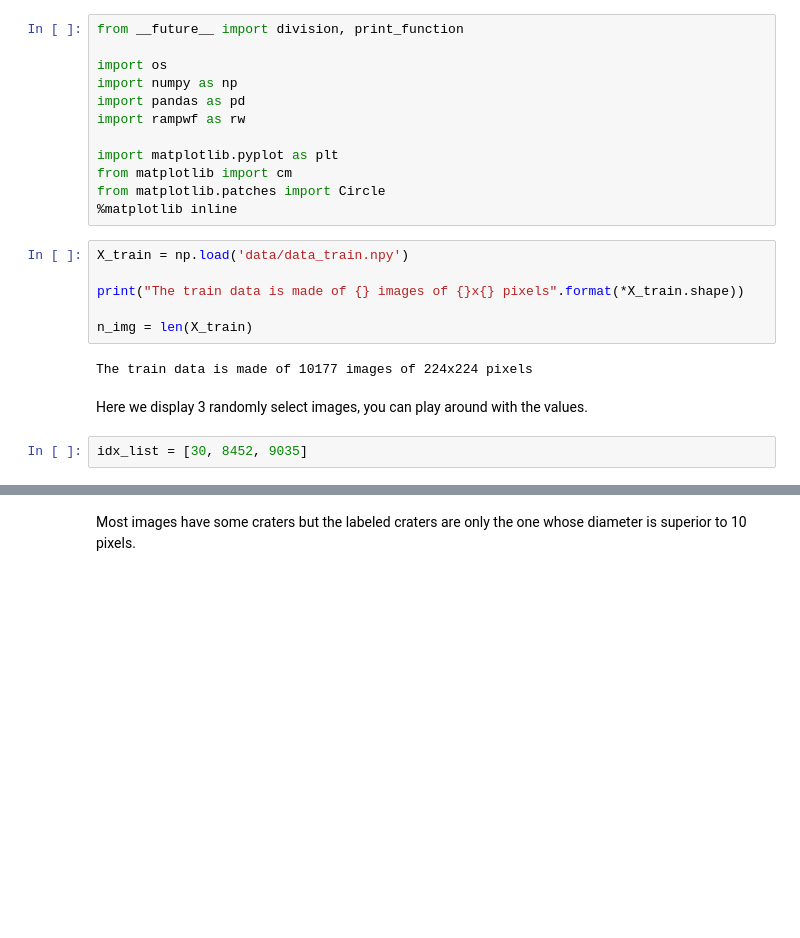
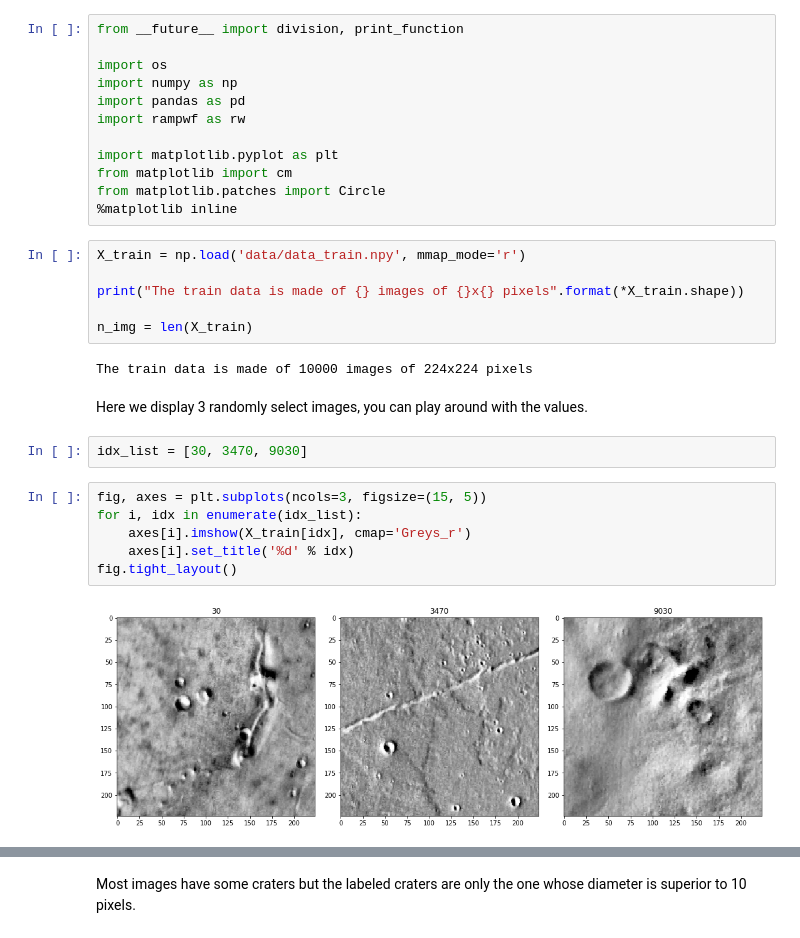
Before and after one commit to ramp-kits/mars_craters, a Jupyter notebook: mars_craters_starting_kit.ipynb, the cells around one changed output, grey strips where cells are left out. Cells and saved outputs as stored; diff of their text form; blank space fills up the shorter version.

```diff
--- a/mars_craters_starting_kit.ipynb
+++ b/mars_craters_starting_kit.ipynb
@@ -107,17 +107,25 @@ from matplotlib import cm
 from matplotlib.patches import Circle
 %matplotlib inline
 # %%
-X_train = np.load('data/data_train.npy')
+X_train = np.load('data/data_train.npy', mmap_mode='r')
 
 print("The train data is made of {} images of {}x{} pixels".format(*X_train.shape))
 
 n_img = len(X_train)
 # %% [output]
-The train data is made of 10177 images of 224x224 pixels
+The train data is made of 10000 images of 224x224 pixels
 # %% [markdown]
 Here we display 3 randomly select images, you can play around with the values.
 # %%
-idx_list = [30, 8452, 9035]
+idx_list = [30, 3470, 9030]
+# %%
+fig, axes = plt.subplots(ncols=3, figsize=(15, 5))
+for i, idx in enumerate(idx_list):
+    axes[i].imshow(X_train[idx], cmap='Greys_r')
+    axes[i].set_title('%d' % idx)
+fig.tight_layout()
+# %% [output]
+[figure, added]
 # %%
 fig, axes = plt.subplots(ncols=3, figsize=(15, 5))
 for i, idx in enumerate(idx_list):
```
Also changed, not shown: parts of 35 cells of this notebook, 2 other files.
